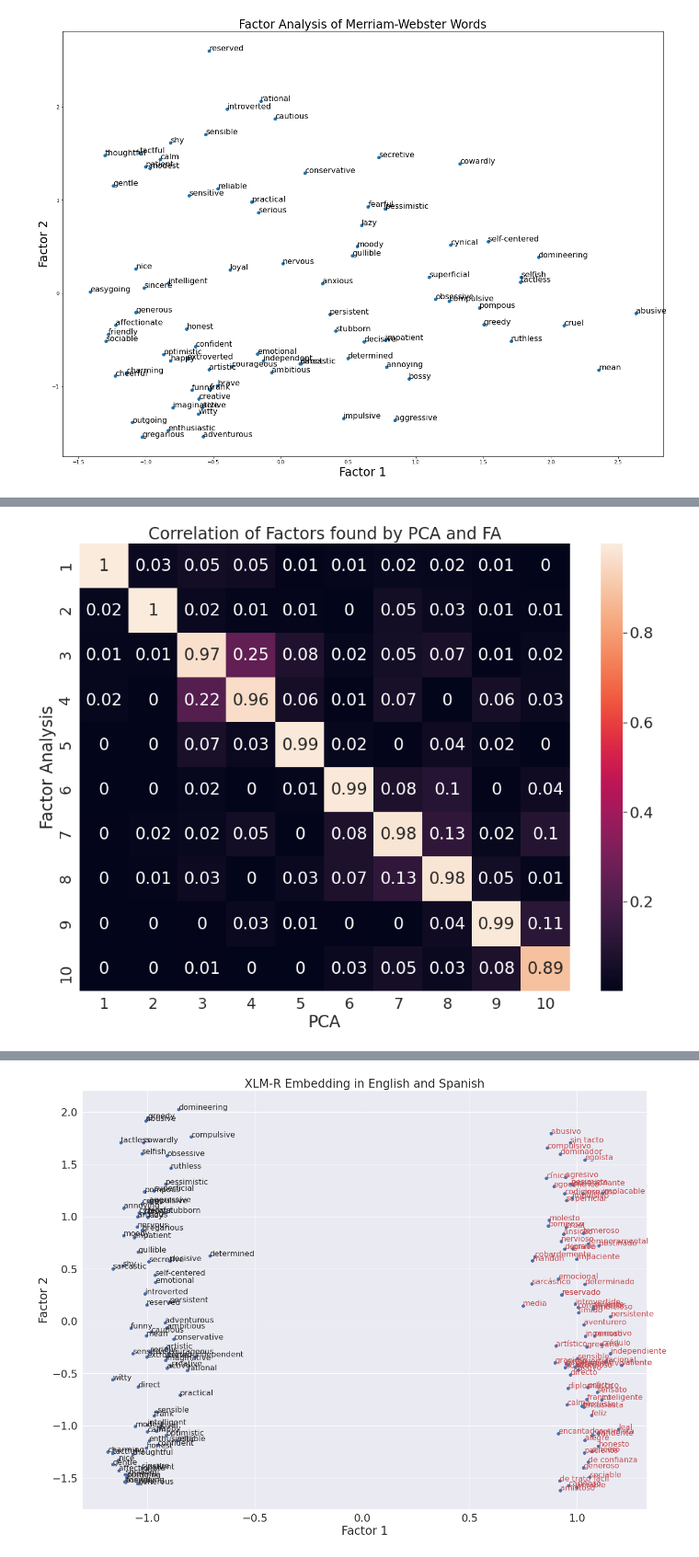
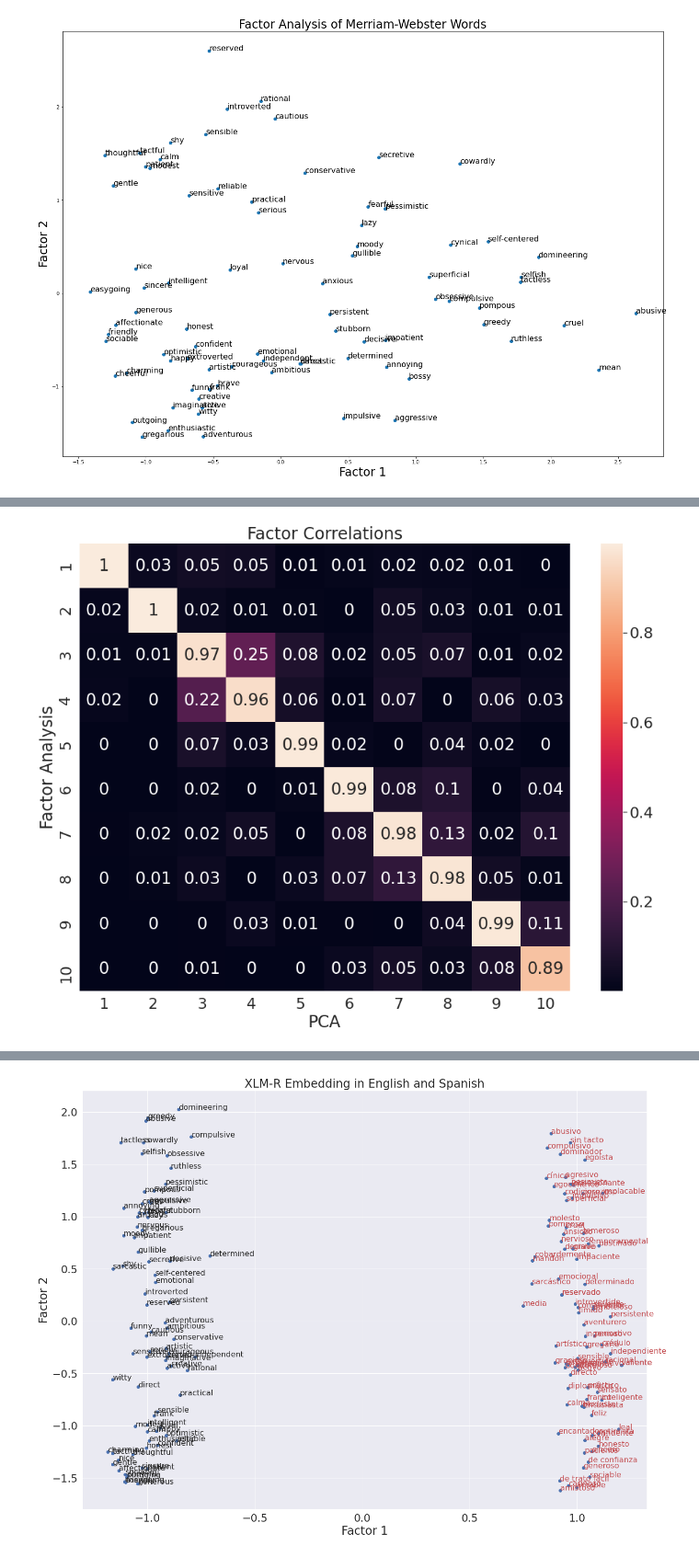
Before and after one commit to andcut/DeepLexicalHypothesis, a Jupyter notebook: DeepLexicalHypothesis.ipynb, the cells around one changed output, grey strips where cells are left out. Shown at 92% size. Cells and saved outputs as stored; diff of their text form; code cells hidden in the pictures.

```diff
--- a/DeepLexicalHypothesis.ipynb
+++ b/DeepLexicalHypothesis.ipynb
@@ -187,29 +192,30 @@ plt.clf()
 # %%
 #comparison of PCA and FA
 n_components = 10
 pca_reducer = PCA(n_components = n_components)
 pca_reducer.fit(b_vec)
 
 fa_reducer = FactorAnalysis(n_components = n_components)
 fa_reducer.fit(b_vec)
 
 
 #find correlation of factor structure
 pca_factors = pca_reducer.components_
 fa_factors = fa_reducer.components_
 factor_corrs = np.corrcoef(fa_factors,pca_factors)
 factor_corrs_corner = factor_corrs[n_components:n_components*2,:n_components]
 
 # plot correlation
 sns.set(font_scale=2)
 fig, ax = plt.subplots(figsize=(16, 12))
+#plot the absolute value as it is easier to visualize zero as low and 1 as high.
 sns.heatmap(abs(factor_corrs_corner), ax = ax,xticklabels = range(1,11),yticklabels = range(1,11), annot = abs(np.round(factor_corrs_corner,2)))
-ax.set_title("Correlation of Factors found by PCA and FA")
+ax.set_title("Factor Correlations")
 ax.set_xlabel("PCA")
 ax.set_ylabel("Factor Analysis")
 plt.show()
 # %% [output]
-[figure, old version]
+[figure, new version]
 # %%
 #Embed and project common big5 inventory questions from https://ipip.ori.org/
 IPIP = pd.read_csv("DeepLexicalHypothesis/ipip20.tsv",delimiter = "\t")
```
Also changed, not shown: parts of 12 cells of this notebook.
